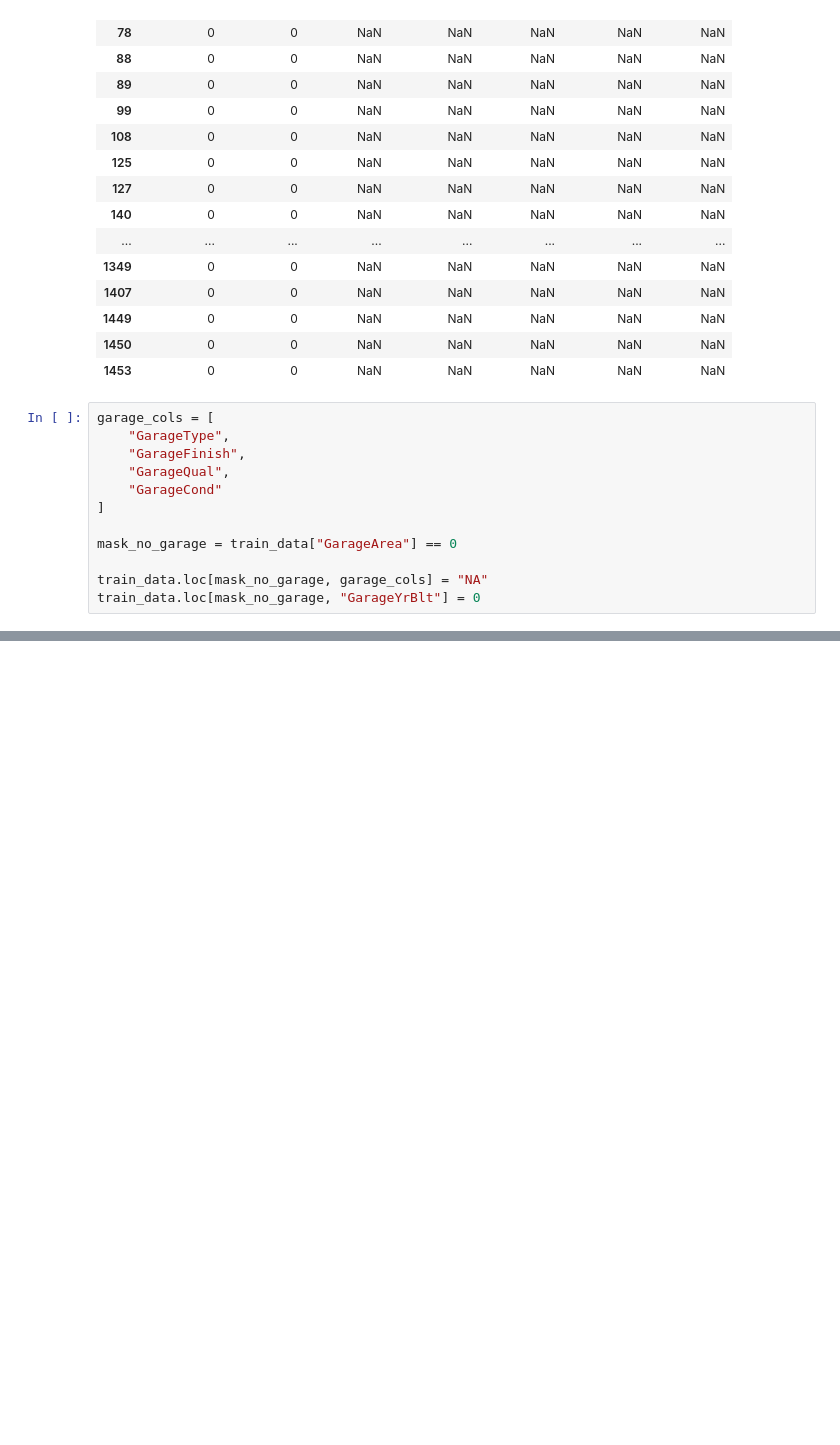
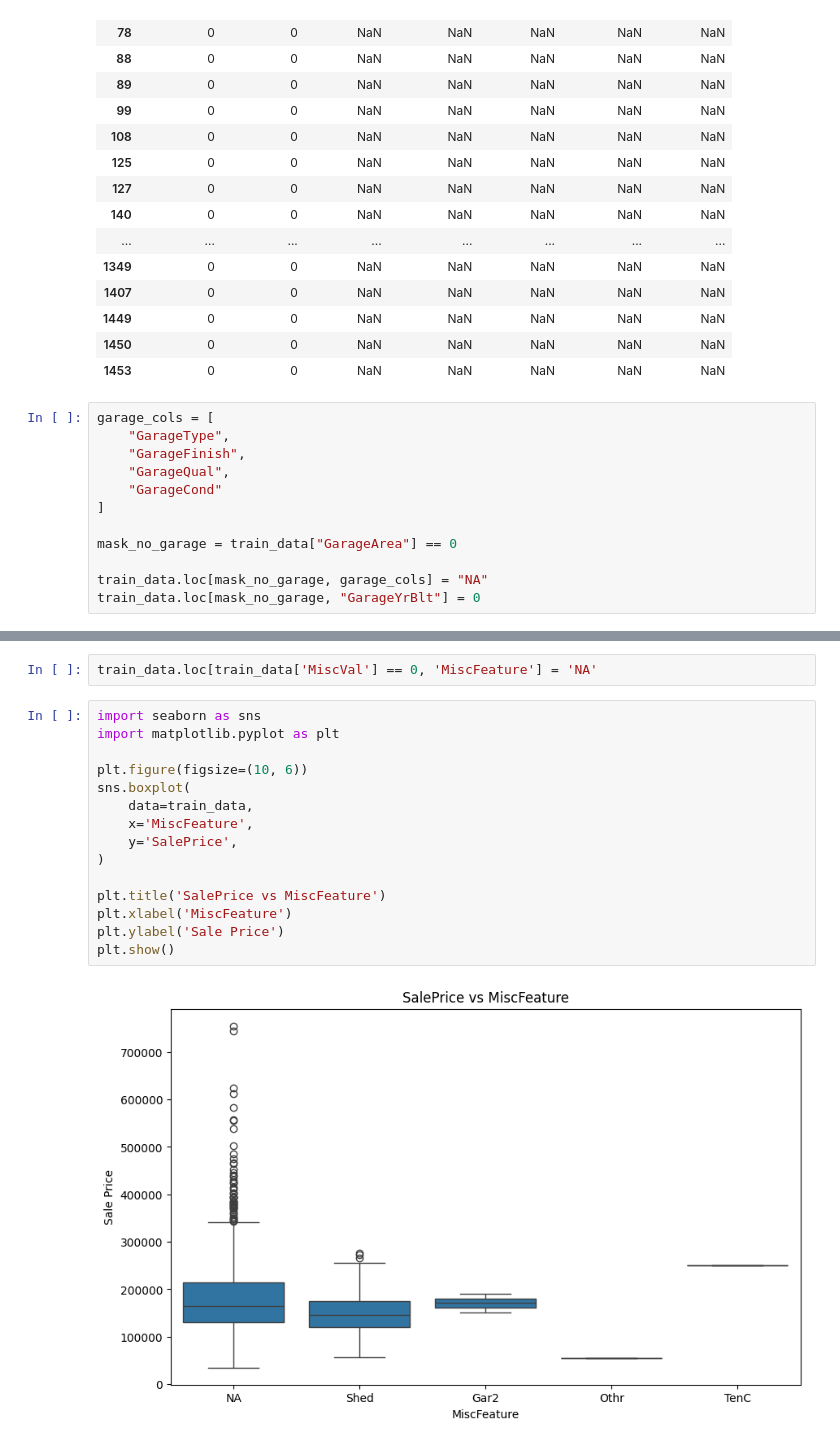
Before and after one commit to HarisLania/ml-playground, a Jupyter notebook: HousePricesPrediction/main.ipynb, the cells around one changed output, grey strips where cells are left out. Cells and saved outputs as stored; diff of their text form; blank space fills up the shorter version.

```diff
--- a/HousePricesPrediction/main.ipynb
+++ b/HousePricesPrediction/main.ipynb
@@ -1558,0 +1501,19 @@ plt.show()
+# %%
+train_data.loc[train_data['MiscVal'] == 0, 'MiscFeature'] = 'NA'
+# %%
+import seaborn as sns
+import matplotlib.pyplot as plt
+
+plt.figure(figsize=(10, 6))
+sns.boxplot(
+    data=train_data,
+    x='MiscFeature',
+    y='SalePrice',
+)
+
+plt.title('SalePrice vs MiscFeature')
+plt.xlabel('MiscFeature')
+plt.ylabel('Sale Price')
+plt.show()
+# %% [output]
+[figure, added]
```
Also changed, not shown: parts of 22 cells of this notebook.
